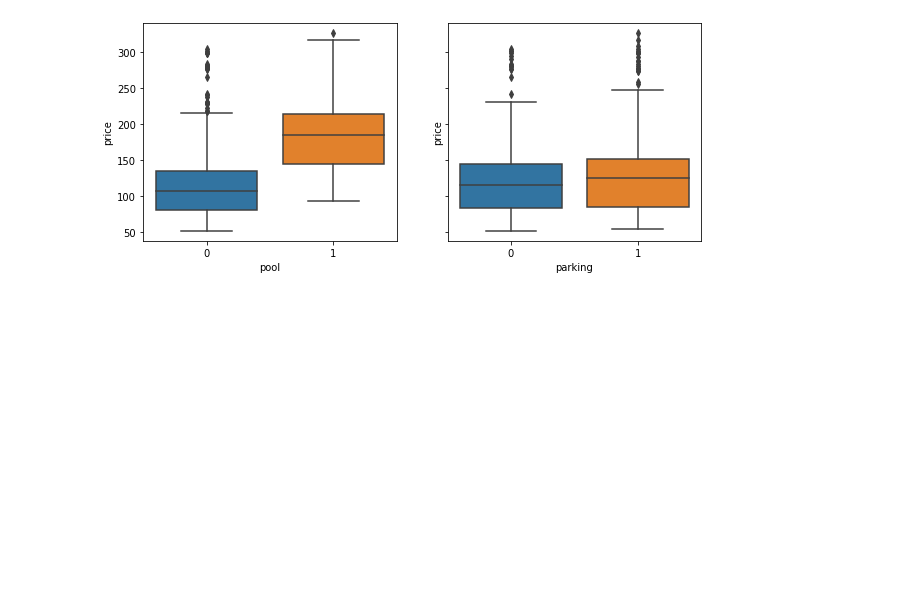
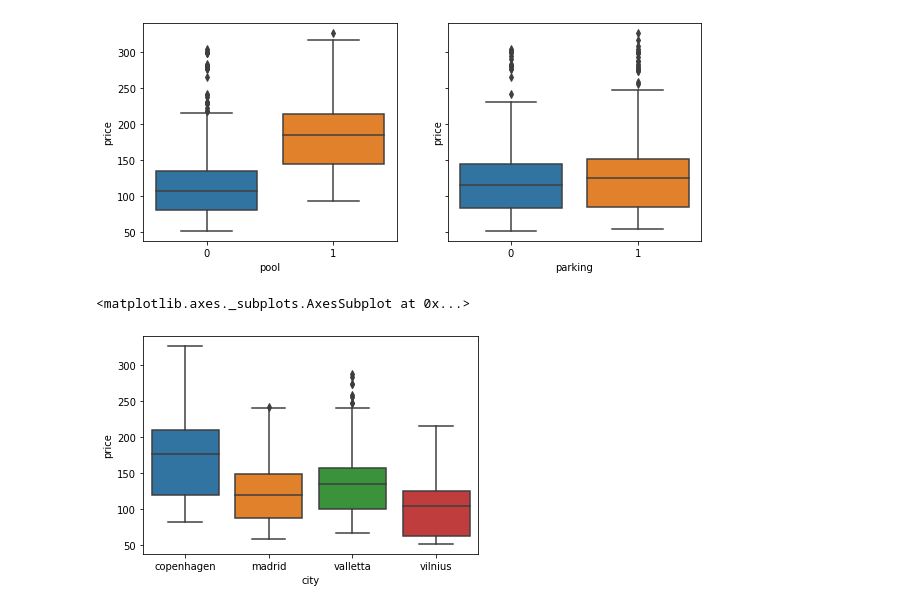
Before and after one commit to njulia1/Defi-IA-2023, a Jupyter notebook: défi_IA_statistiques_descriptives.ipynb, the cells around one changed output. Cells and saved outputs as stored; diff of their text form; code cells hidden in the pictures; blank space fills up the shorter version.

```diff
--- a/défi_IA_statistiques_descriptives.ipynb
+++ b/défi_IA_statistiques_descriptives.ipynb
@@ -74,3 +74,8 @@ sns.boxplot(x='parking', y='price', data=requests,ax=axes[1])
 # %% [output]
 <matplotlib.axes._subplots.AxesSubplot at 0x...>
 [figure]
+# %%
+sns.boxplot(x='city', y='price', data=requests)
+# %% [output]
+<matplotlib.axes._subplots.AxesSubplot at 0x...>
+[figure, added]
```
